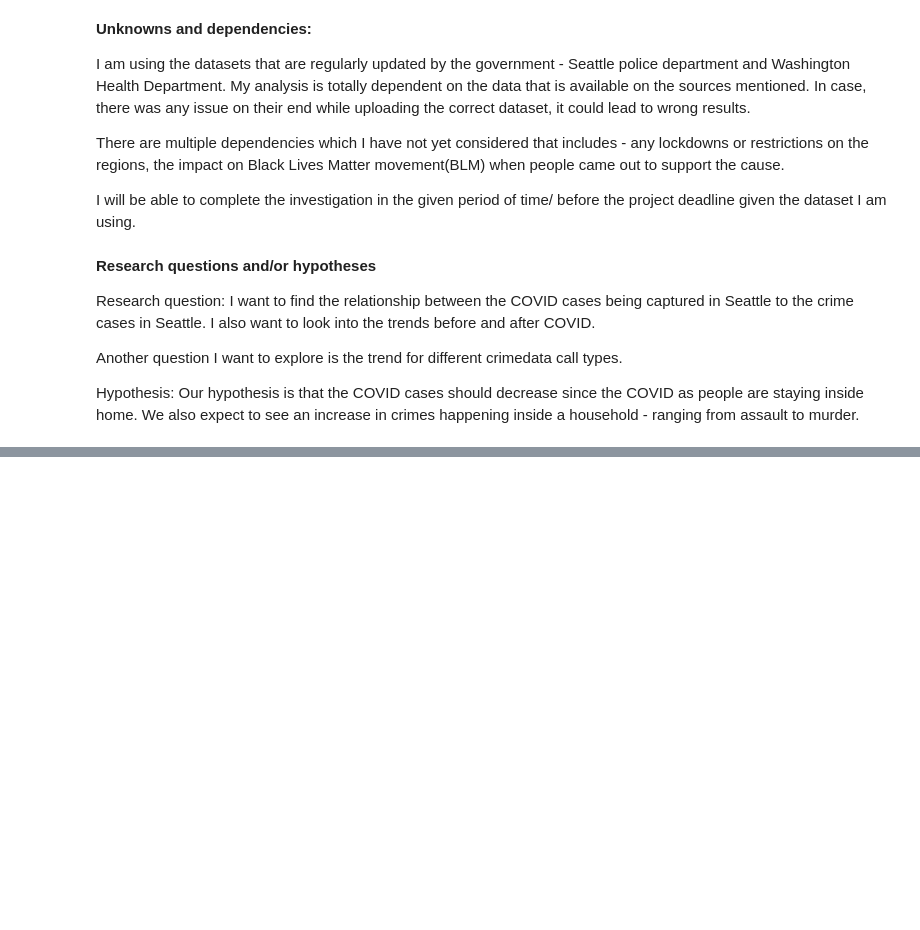
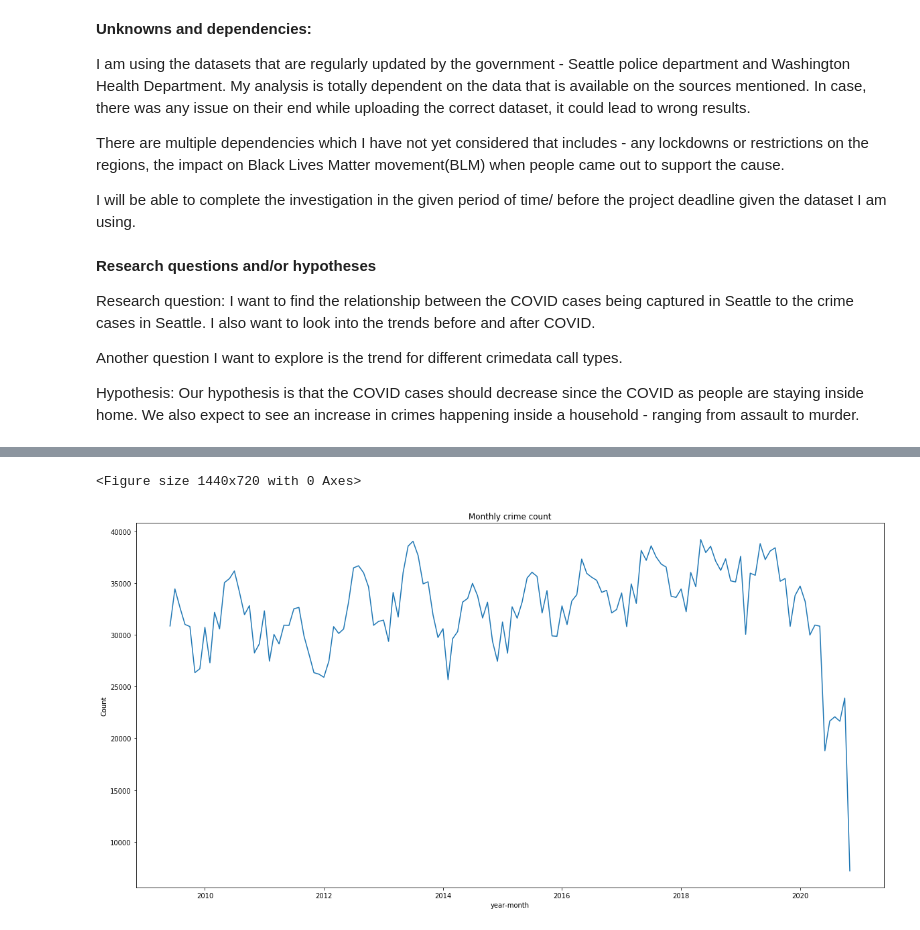
Before and after one commit to avani-bajaj/Covid-VS-Crime-in-Seattle, a Jupyter notebook: Final project.ipynb, the cells around one changed output, grey strips where cells are left out. Saved outputs shown, nothing was run; the diff lists cells and outputs as text; code cells hidden in the pictures; blank space fills up the shorter version.

```diff
--- a/Final project.ipynb
+++ b/Final project.ipynb
@@ -435,0 +310,14 @@ array(['--ASSIST PUBLIC - OTHER (NON-SPECIFIED)', '--THEFT - CAR PROWL',
+# %%
+plt.figure(figsize=(20,10))
+
+plt.figure(figsize=(20,10))
+
+plt.plot(Crime_Dataset.groupby(['year-month'])['Call Type'].count())
+plt.xlabel('year-month')
+plt.ylabel('Count')
+plt.title('Monthly crime count', fontdict=None, loc='center')
+
+plt.savefig('Plots/Monthly_Crime_Count.png')
+# %% [output]
+<Figure size 1440x720 with 0 Axes>
+[figure, added]
```
Also changed, not shown: parts of 91 cells of this notebook.
